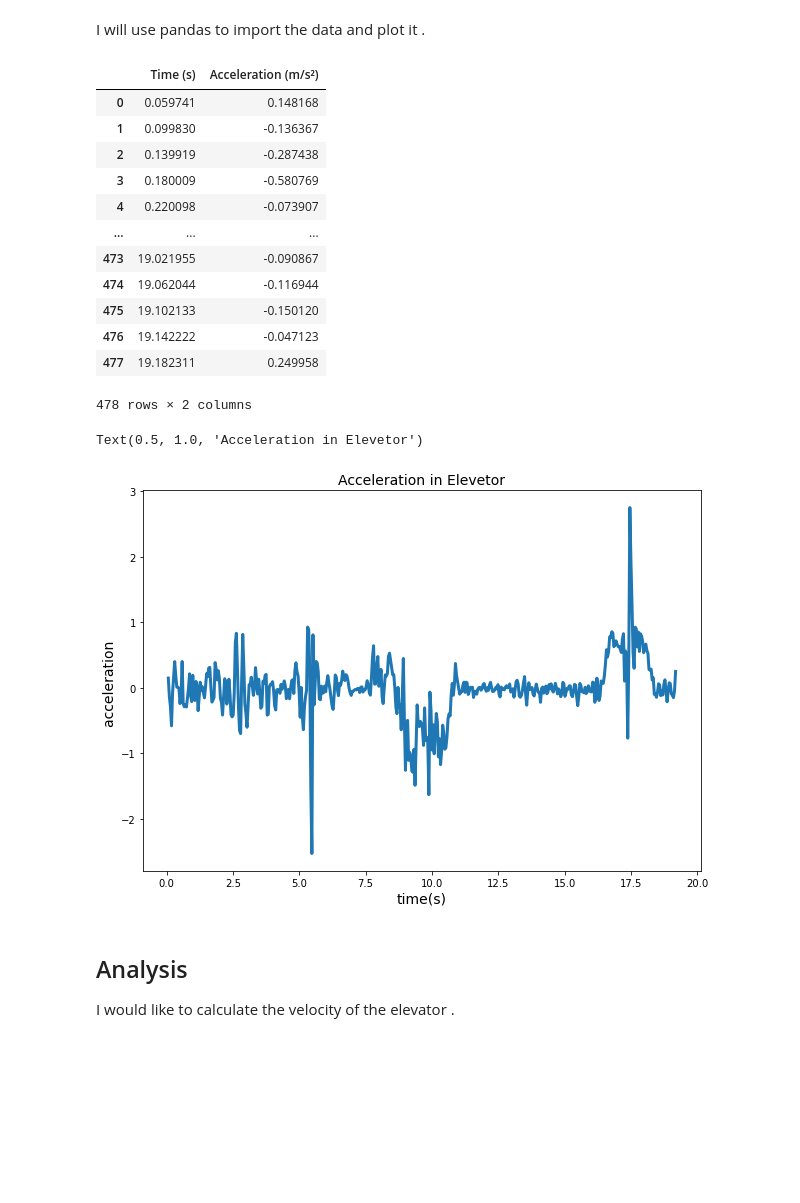
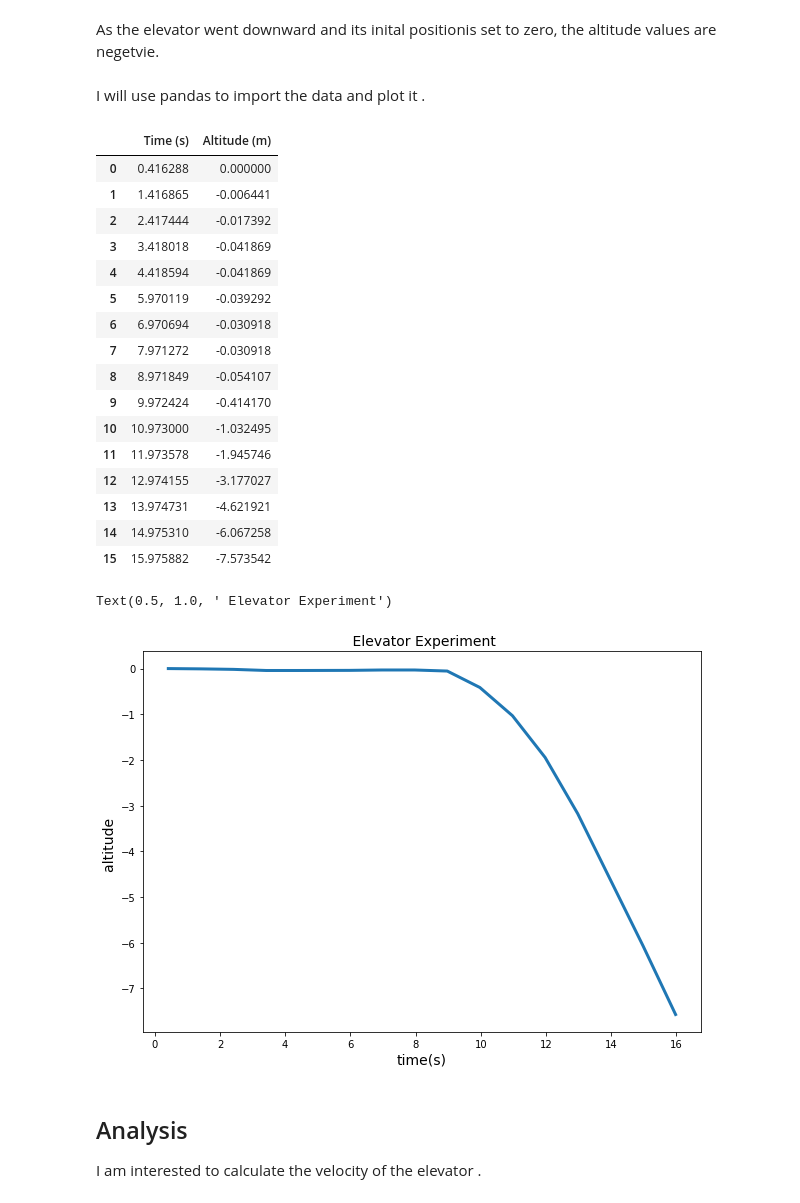
Before and after one commit to ubsuny/CP1_Calculus, a Jupyter notebook: hw_9_2.ipynb, the cells around one changed output. Drawn from its saved outputs; the diff is of its cells as text; code cells hidden in the pictures; blank space fills up the shorter version.

```diff
--- a/hw_9_2.ipynb
+++ b/hw_9_2.ipynb
@@ -6,5 +6,7 @@ First, Using the app I am going to take data for the acceleration. I let the app
 
 ![image](elv.png)
+# %% [markdown]
+As the elevator went downward and its inital positionis set to zero, the altitude values are negetvie.
 # %% [markdown]
 I will use pandas to import the data  and plot it .
 # %%
@@ -13,35 +15,39 @@ import numpy as np
 import matplotlib.pyplot as plt
 import pandas as pd
 # %%
-df = pd.read_csv('Acceleration.csv')
+df = pd.read_csv('elevator.csv', usecols =["Time (s)", "Altitude (m)"] )
 df
 # %% [output]
-|  | Time (s) | Acceleration (m/s²) |
-| 0 | 0.059741 | 0.148168 |
-| 1 | 0.099830 | -0.136367 |
-| 2 | 0.139919 | -0.287438 |
-| 3 | 0.180009 | -0.580769 |
-| 4 | 0.220098 | -0.073907 |
-| ... | ... | ... |
-| 473 | 19.021955 | -0.090867 |
-| 474 | 19.062044 | -0.116944 |
-| 475 | 19.102133 | -0.150120 |
-| 476 | 19.142222 | -0.047123 |
-| 477 | 19.182311 | 0.249958 |
+|  | Time (s) | Altitude (m) |
+| 0 | 0.416288 | 0.000000 |
+| 1 | 1.416865 | -0.006441 |
+| 2 | 2.417444 | -0.017392 |
+| 3 | 3.418018 | -0.041869 |
+| 4 | 4.418594 | -0.041869 |
+| 5 | 5.970119 | -0.039292 |
+| 6 | 6.970694 | -0.030918 |
+| 7 | 7.971272 | -0.030918 |
+| 8 | 8.971849 | -0.054107 |
+| 9 | 9.972424 | -0.414170 |
+| 10 | 10.973000 | -1.032495 |
+| 11 | 11.973578 | -1.945746 |
+| 12 | 12.974155 | -3.177027 |
+| 13 | 13.974731 | -4.621921 |
+| 14 | 14.975310 | -6.067258 |
+| 15 | 15.975882 | -7.573542 |
-478 rows × 2 columns
 # %%
 X = df['Time (s)']
-Y = df['Acceleration (m/s²)']
+Y = df['Altitude (m)']
 # %%
 fig, ax = plt.subplots(figsize=(10,7))
 ax.plot(X,Y, lw=3)
 ax.set_xlabel('time(s)',fontsize=14)
-ax.set_ylabel('acceleration ',fontsize=14)
-ax.set_title('Acceleration in Elevetor', fontsize=14)
+ax.set_ylabel('altitude ',fontsize=14)
+ax.set_title(' Elevator Experiment', fontsize=14)
 # %% [output]
-Text(0.5, 1.0, 'Acceleration in Elevetor')
+Text(0.5, 1.0, ' Elevator Experiment')
-[figure, old version]
+[figure, new version]
 # %% [markdown]
 ## Analysis
-I would like to calculate the velocity of the elevator .
+I am interested to calculate the velocity of the elevator .
 # %% [markdown]
```
Also changed, not shown: parts of 8 cells of this notebook, 3 other files.
